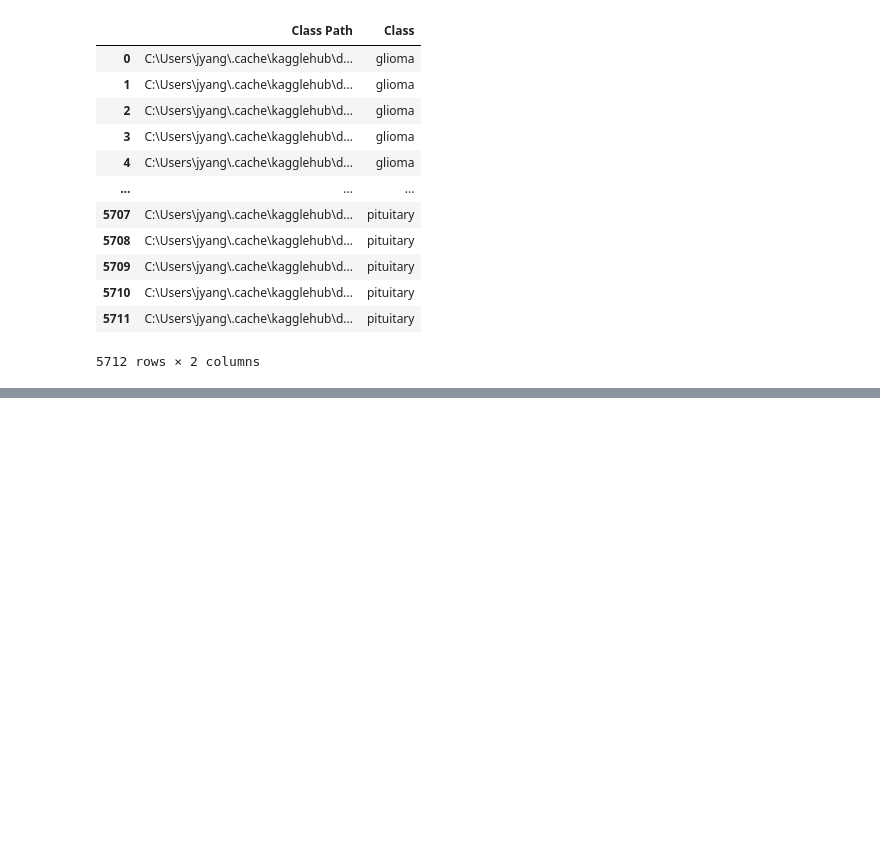
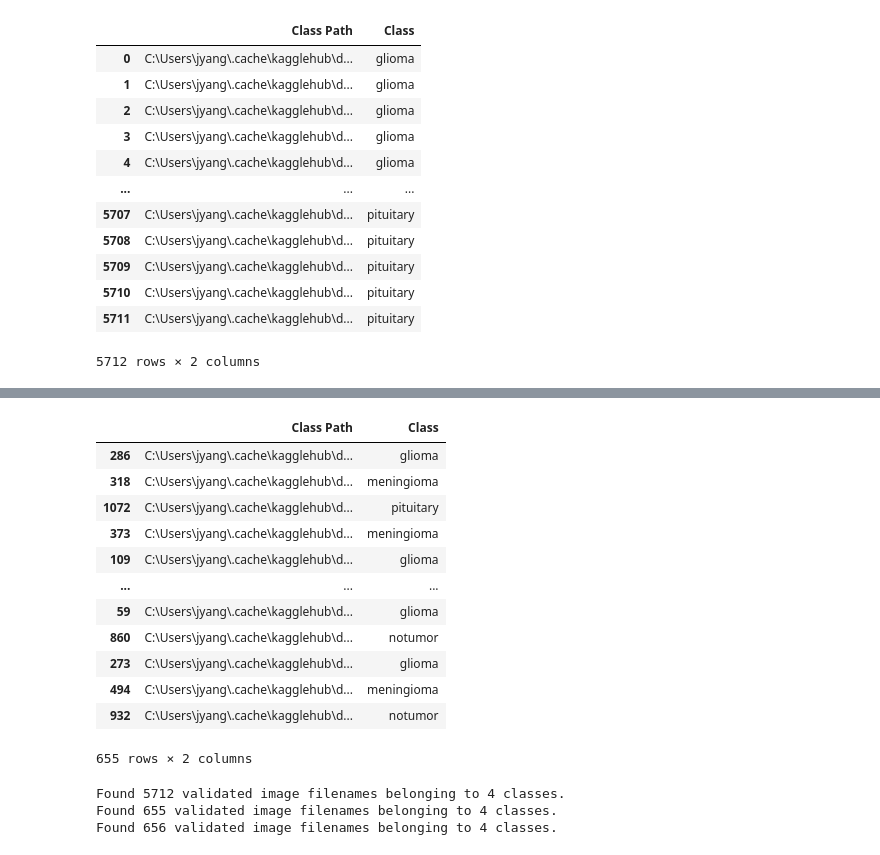
Before and after one commit to Jyang042/AI-Betts-Group-7, a Jupyter notebook: AI-Betts.ipynb, the cells around one changed output, grey strips where cells are left out. Saved outputs shown, nothing was run; the diff lists cells and outputs as text; code cells hidden in the pictures; blank space fills up the shorter version.

```diff
--- a/AI-Betts.ipynb
+++ b/AI-Betts.ipynb
@@ -130,0 +154,43 @@ plt.show()
+# %%
+#split data into train, test, valid
+valid_df, ts_df = train_test_split(ts_df, train_size=0.5, random_state=20, stratify=ts_df['Class'])
+# %%
+valid_df
+# %% [output]
+|  | Class Path | Class |
+| 286 | C:\Users\jyang\.cache\kagglehub\d... | glioma |
+| 318 | C:\Users\jyang\.cache\kagglehub\d... | meningioma |
+| 1072 | C:\Users\jyang\.cache\kagglehub\d... | pituitary |
+| 373 | C:\Users\jyang\.cache\kagglehub\d... | meningioma |
+| 109 | C:\Users\jyang\.cache\kagglehub\d... | glioma |
+| ... | ... | ... |
+| 59 | C:\Users\jyang\.cache\kagglehub\d... | glioma |
+| 860 | C:\Users\jyang\.cache\kagglehub\d... | notumor |
+| 273 | C:\Users\jyang\.cache\kagglehub\d... | glioma |
+| 494 | C:\Users\jyang\.cache\kagglehub\d... | meningioma |
+| 932 | C:\Users\jyang\.cache\kagglehub\d... | notumor |
+655 rows × 2 columns
+# %%
+#Data Preprocessing
+batch_size = 32
+img_size = (299,299)
+
+_gen = ImageDataGenerator(rescale=1/255, brightness_range= (0.8, 1.2))
+
+ts_gen = ImageDataGenerator(rescale=1/255)
+
+tr_gen = _gen.flow_from_dataframe(tr_df, x_col = 'Class Path',
+                                  y_col = 'Class', batch_size = batch_size,
+                                  target_size = img_size)
+
+valid_gen = _gen.flow_from_dataframe(valid_df, x_col='Class Path',
+                                     y_col = 'Class', batch_size = batch_size,
+                                     target_size = img_size)
+
+ts_gen = ts_gen.flow_from_dataframe(ts_df, x_col='Class Path',
+                                    y_col='Class', batch_size = 16,
+                                    target_size = img_size, shuffle=False)
+# %% [output]
+Found 5712 validated image filenames belonging to 4 classes.
+Found 655 validated image filenames belonging to 4 classes.
+Found 656 validated image filenames belonging to 4 classes.
```
Also changed, not shown: parts of 5 cells of this notebook.
